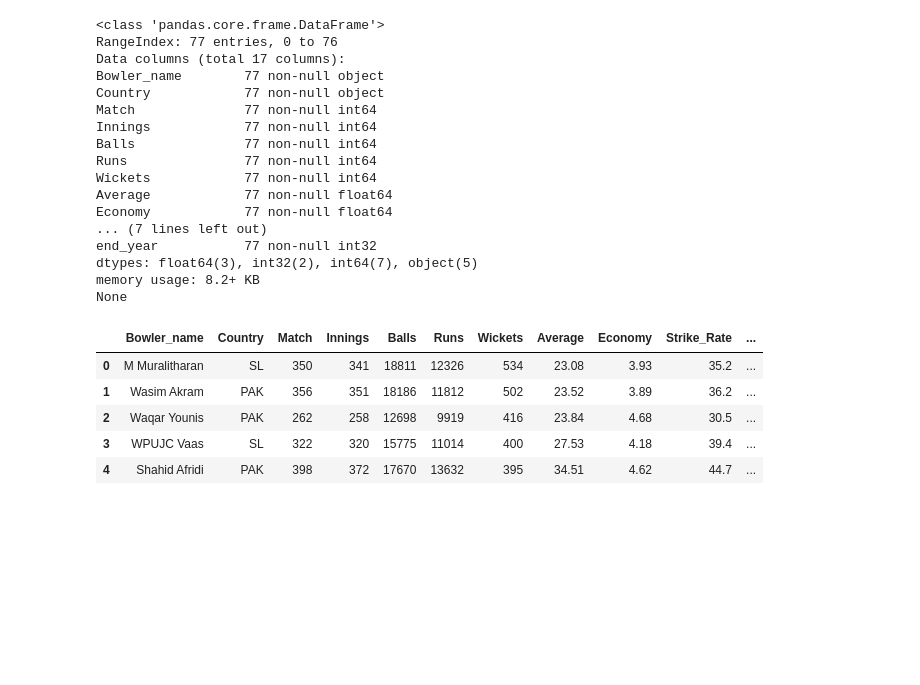
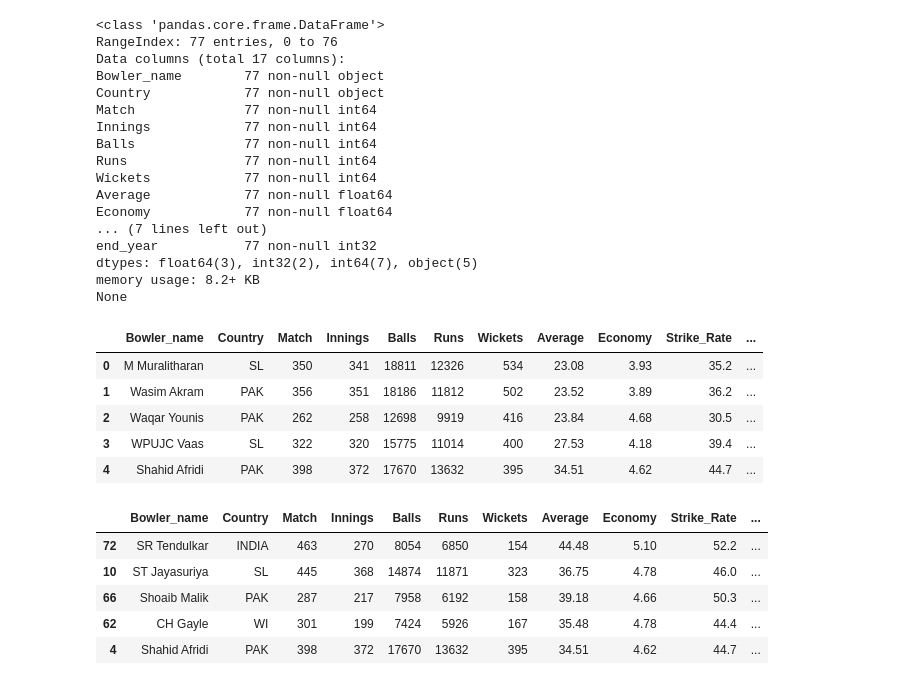
Before and after one commit to saadibna/ODI_bowlers_analysis, a Jupyter notebook: ODI_bowlers_analysis.ipynb, the cells around one changed output. Drawn from its saved outputs; the diff is of its cells as text; code cells hidden in the pictures; blank space fills up the shorter version.

```diff
--- a/ODI_bowlers_analysis.ipynb
+++ b/ODI_bowlers_analysis.ipynb
@@ -337,3 +361,15 @@ display(df.head())
 | 2 | Waqar Younis | PAK | 262 | 258 | 12698 | 9919 | 416 | 23.84 | 4.68 | 30.5 | ... |
 | 3 | WPUJC Vaas | SL | 322 | 320 | 15775 | 11014 | 400 | 27.53 | 4.18 | 39.4 | ... |
 | 4 | Shahid Afridi | PAK | 398 | 372 | 17670 | 13632 | 395 | 34.51 | 4.62 | 44.7 | ... |
+# %%
+# played for the longest period of time
+#df[['years_played', 'Bowler_name']].head()
+#display(df.head())
+df.sort_values(by='years_played', ascending = False).head()
+# %% [output]
+|  | Bowler_name | Country | Match | Innings | Balls | Runs | Wickets | Average | Economy | Strike_Rate | ... |
+| 72 | SR Tendulkar | INDIA | 463 | 270 | 8054 | 6850 | 154 | 44.48 | 5.10 | 52.2 | ... |
+| 10 | ST Jayasuriya | SL | 445 | 368 | 14874 | 11871 | 323 | 36.75 | 4.78 | 46.0 | ... |
+| 66 | Shoaib Malik | PAK | 287 | 217 | 7958 | 6192 | 158 | 39.18 | 4.66 | 50.3 | ... |
+| 62 | CH Gayle | WI | 301 | 199 | 7424 | 5926 | 167 | 35.48 | 4.78 | 44.4 | ... |
+| 4 | Shahid Afridi | PAK | 398 | 372 | 17670 | 13632 | 395 | 34.51 | 4.62 | 44.7 | ... |
```
Also changed, not shown: parts of 31 cells of this notebook, 1 other file.
